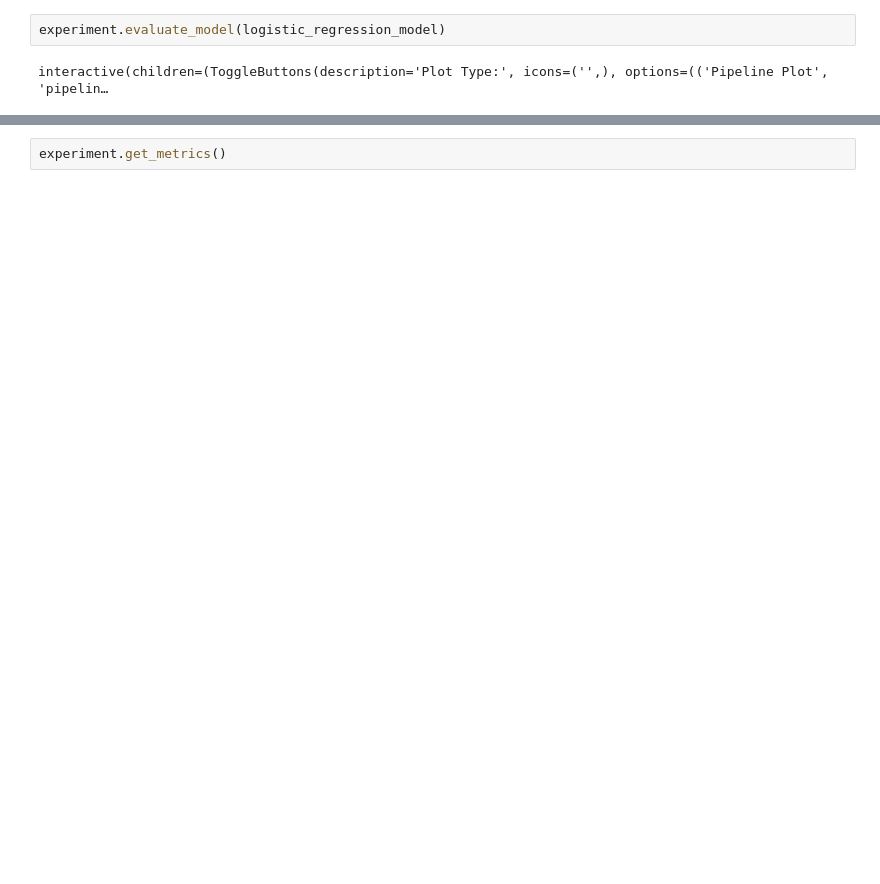
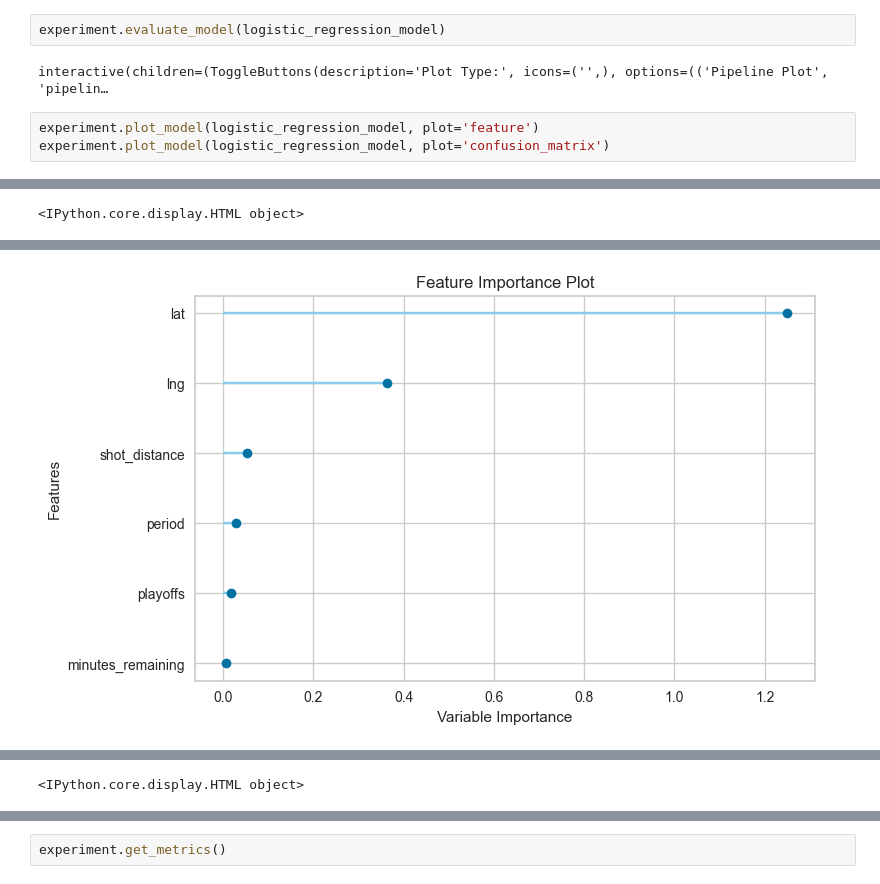
Before and after one commit to thealexandrelara/project-infnet-engenharia-de-machine-learning, a Jupyter notebook: notebooks/model_training.ipynb, the cells around one changed output, grey strips where cells are left out. Cells and saved outputs as stored; diff of their text form; blank space fills up the shorter version.

```diff
--- a/notebooks/model_training.ipynb
+++ b/notebooks/model_training.ipynb
@@ -228,3 +222,7 @@ F1 Score: 0.5129
 experiment.evaluate_model(logistic_regression_model)
 # %% [output]
 interactive(children=(ToggleButtons(description='Plot Type:', icons=('',), options=(('Pipeline Plot', 'pipelin…
+# %%
+experiment.plot_model(logistic_regression_model, plot='feature')
+experiment.plot_model(logistic_regression_model, plot='confusion_matrix')
+# %% [output]
@@ -230,0 +230 @@ interactive(children=(ToggleButtons(description='Plot Type:', icons=('',), optio
+<IPython.core.display.HTML object>
@@ -230,0 +232 @@ interactive(children=(ToggleButtons(description='Plot Type:', icons=('',), optio
+[figure, added]
@@ -230,0 +234 @@ interactive(children=(ToggleButtons(description='Plot Type:', icons=('',), optio
+<IPython.core.display.HTML object>
```
Also changed, not shown: parts of 5 cells of this notebook, 2 other files.
